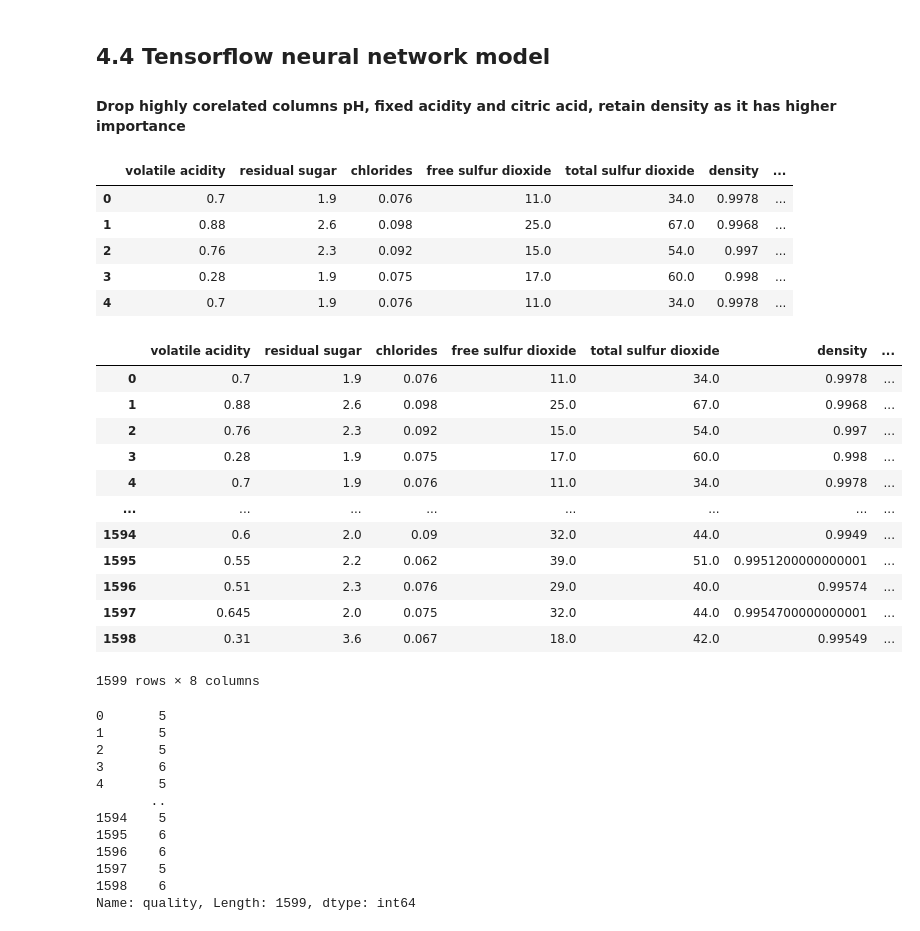
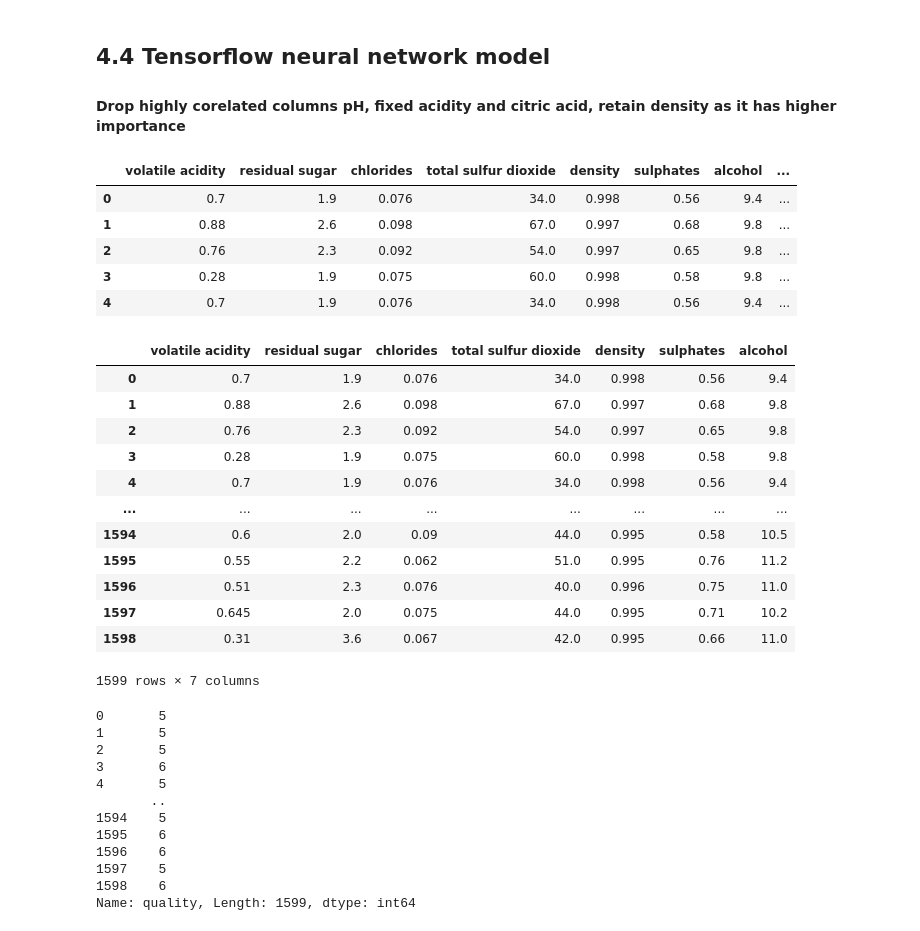
Before and after one commit to sookie22/Final_Project, a Jupyter notebook: red_wine_final.ipynb, the cells around one changed output. Drawn from its saved outputs; the diff is of its cells as text; code cells hidden in the pictures.

```diff
--- a/red_wine_final.ipynb
+++ b/red_wine_final.ipynb
@@ -585,34 +585,36 @@ plt.show()
 ## 4.4 Tensorflow neural network model
 #### Drop highly corelated columns pH, fixed acidity and citric acid, retain density as it has higher importance
 # %%
-nn_df = data.drop(['citric acid', 'fixed acidity', 'pH'], axis =1)
+nn_df = data.drop(['citric acid', 'fixed acidity', 'pH', 'free sulfur dioxide'], axis =1)
+# round off density to 3 digits as some values are too long
+nn_df['density'] = nn_df['density'].astype('float64').apply(lambda x: round(x, 3))
 nn_df.head()
 # %% [output]
-|  | volatile acidity | residual sugar | chlorides | free sulfur dioxide | total sulfur dioxide | density | ... |
-| 0 | 0.7 | 1.9 | 0.076 | 11.0 | 34.0 | 0.9978 | ... |
-| 1 | 0.88 | 2.6 | 0.098 | 25.0 | 67.0 | 0.9968 | ... |
-| 2 | 0.76 | 2.3 | 0.092 | 15.0 | 54.0 | 0.997 | ... |
-| 3 | 0.28 | 1.9 | 0.075 | 17.0 | 60.0 | 0.998 | ... |
-| 4 | 0.7 | 1.9 | 0.076 | 11.0 | 34.0 | 0.9978 | ... |
+|  | volatile acidity | residual sugar | chlorides | total sulfur dioxide | density | sulphates | alcohol | ... |
+| 0 | 0.7 | 1.9 | 0.076 | 34.0 | 0.998 | 0.56 | 9.4 | ... |
+| 1 | 0.88 | 2.6 | 0.098 | 67.0 | 0.997 | 0.68 | 9.8 | ... |
+| 2 | 0.76 | 2.3 | 0.092 | 54.0 | 0.997 | 0.65 | 9.8 | ... |
+| 3 | 0.28 | 1.9 | 0.075 | 60.0 | 0.998 | 0.58 | 9.8 | ... |
+| 4 | 0.7 | 1.9 | 0.076 | 34.0 | 0.998 | 0.56 | 9.4 | ... |
 # %%
 # Separate features and target variable
 X = nn_df.drop('quality', axis=1)
 y = nn_df['quality']
 X
 # %% [output]
-|  | volatile acidity | residual sugar | chlorides | free sulfur dioxide | total sulfur dioxide | density | ... |
-| 0 | 0.7 | 1.9 | 0.076 | 11.0 | 34.0 | 0.9978 | ... |
-| 1 | 0.88 | 2.6 | 0.098 | 25.0 | 67.0 | 0.9968 | ... |
-| 2 | 0.76 | 2.3 | 0.092 | 15.0 | 54.0 | 0.997 | ... |
-| 3 | 0.28 | 1.9 | 0.075 | 17.0 | 60.0 | 0.998 | ... |
-| 4 | 0.7 | 1.9 | 0.076 | 11.0 | 34.0 | 0.9978 | ... |
+|  | volatile acidity | residual sugar | chlorides | total sulfur dioxide | density | sulphates | alcohol |
+| 0 | 0.7 | 1.9 | 0.076 | 34.0 | 0.998 | 0.56 | 9.4 |
+| 1 | 0.88 | 2.6 | 0.098 | 67.0 | 0.997 | 0.68 | 9.8 |
+| 2 | 0.76 | 2.3 | 0.092 | 54.0 | 0.997 | 0.65 | 9.8 |
+| 3 | 0.28 | 1.9 | 0.075 | 60.0 | 0.998 | 0.58 | 9.8 |
+| 4 | 0.7 | 1.9 | 0.076 | 34.0 | 0.998 | 0.56 | 9.4 |
 | ... | ... | ... | ... | ... | ... | ... | ... |
-| 1594 | 0.6 | 2.0 | 0.09 | 32.0 | 44.0 | 0.9949 | ... |
-| 1595 | 0.55 | 2.2 | 0.062 | 39.0 | 51.0 | 0.9951200000000001 | ... |
-| 1596 | 0.51 | 2.3 | 0.076 | 29.0 | 40.0 | 0.99574 | ... |
-| 1597 | 0.645 | 2.0 | 0.075 | 32.0 | 44.0 | 0.9954700000000001 | ... |
-| 1598 | 0.31 | 3.6 | 0.067 | 18.0 | 42.0 | 0.99549 | ... |
+| 1594 | 0.6 | 2.0 | 0.09 | 44.0 | 0.995 | 0.58 | 10.5 |
+| 1595 | 0.55 | 2.2 | 0.062 | 51.0 | 0.995 | 0.76 | 11.2 |
+| 1596 | 0.51 | 2.3 | 0.076 | 40.0 | 0.996 | 0.75 | 11.0 |
+| 1597 | 0.645 | 2.0 | 0.075 | 44.0 | 0.995 | 0.71 | 10.2 |
+| 1598 | 0.31 | 3.6 | 0.067 | 42.0 | 0.995 | 0.66 | 11.0 |
-1599 rows × 8 columns
+1599 rows × 7 columns
 # %%
 y
 # %% [output]
```
Also changed, not shown: parts of 36 cells of this notebook.
